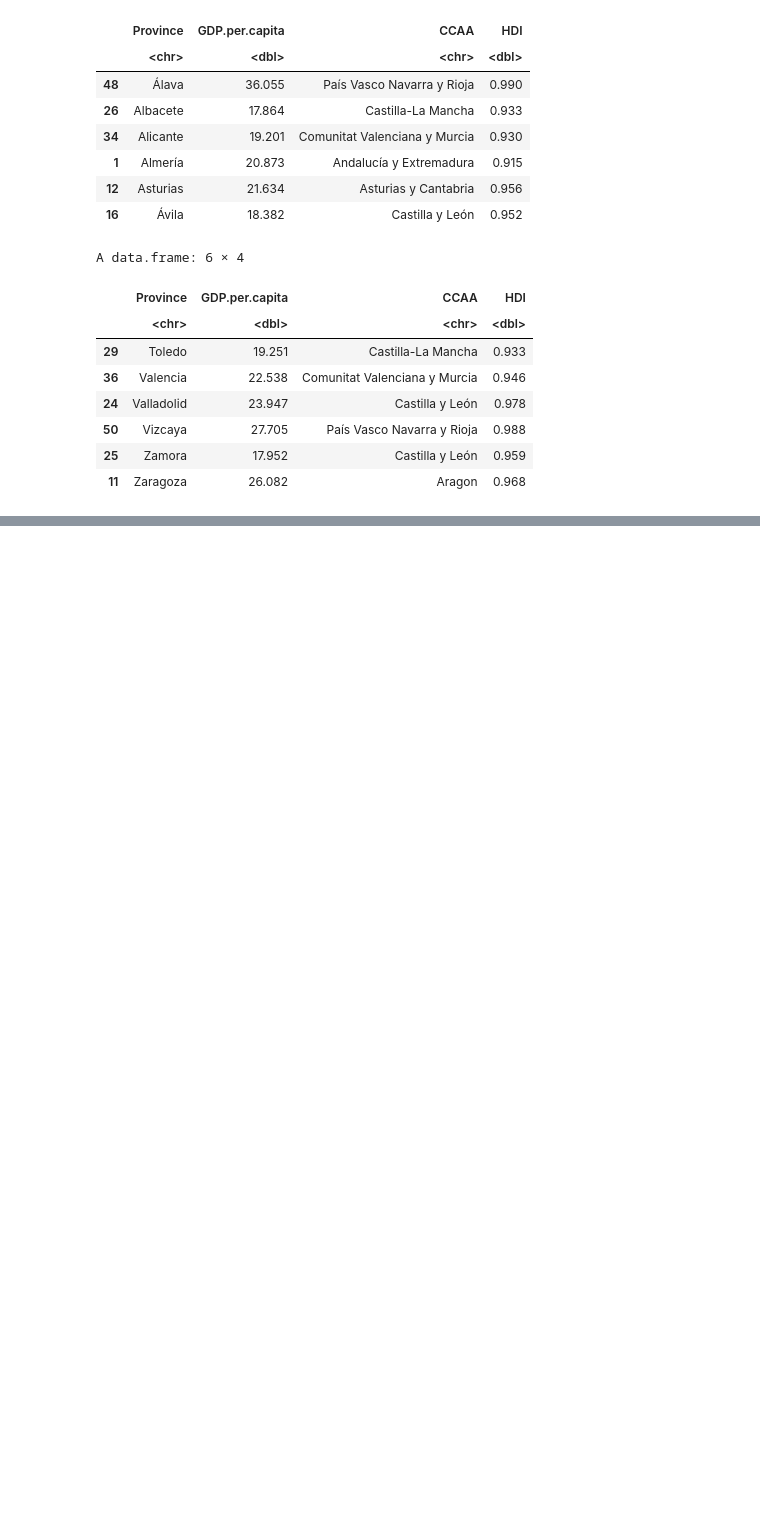
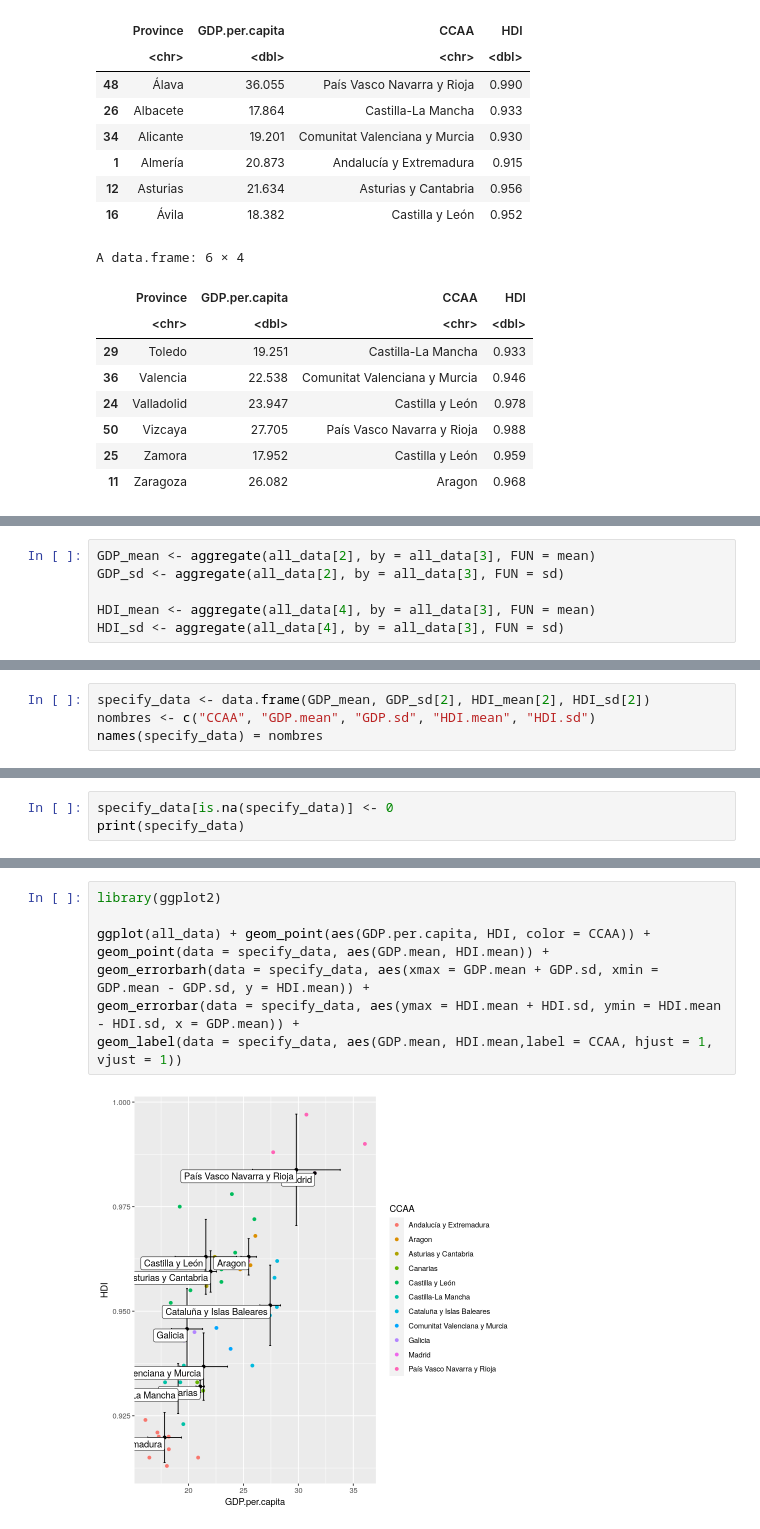
Before and after one commit to Oscar616161651651/OscarFdezBlanco_IntroToBioinformatics, a Jupyter notebook: R_Exam_Ansewrs.ipynb, the cells around one changed output, grey strips where cells are left out. Saved outputs shown, nothing was run; the diff lists cells and outputs as text; blank space fills up the shorter version.

```diff
--- a/R_Exam_Ansewrs.ipynb
+++ b/R_Exam_Ansewrs.ipynb
@@ -111,0 +104,6 @@ ERROR: Error in .helpForCall(topicExpr, parent.frame()): no methods for ‘geom_
+# %%
+GDP_mean <- aggregate(all_data[2], by = all_data[3], FUN = mean)
+GDP_sd <- aggregate(all_data[2], by = all_data[3], FUN = sd)
+
+HDI_mean <- aggregate(all_data[4], by = all_data[3], FUN = mean)
+HDI_sd <- aggregate(all_data[4], by = all_data[3], FUN = sd)
@@ -111,0 +125,4 @@ ERROR: Error in .helpForCall(topicExpr, parent.frame()): no methods for ‘geom_
+# %%
+specify_data <- data.frame(GDP_mean, GDP_sd[2], HDI_mean[2], HDI_sd[2])
+nombres <- c("CCAA", "GDP.mean", "GDP.sd", "HDI.mean", "HDI.sd")
+names(specify_data) = nombres
@@ -111,0 +131,3 @@ ERROR: Error in .helpForCall(topicExpr, parent.frame()): no methods for ‘geom_
+# %%
+specify_data[is.na(specify_data)] <- 0
+print(specify_data)
@@ -111,0 +155,10 @@ ERROR: Error in .helpForCall(topicExpr, parent.frame()): no methods for ‘geom_
+# %%
+library(ggplot2)
+
+ggplot(all_data) + geom_point(aes(GDP.per.capita, HDI, color = CCAA)) +
+geom_point(data = specify_data, aes(GDP.mean, HDI.mean)) +
+geom_errorbarh(data = specify_data, aes(xmax = GDP.mean + GDP.sd, xmin = GDP.mean - GDP.sd, y = HDI.mean)) +
+geom_errorbar(data = specify_data, aes(ymax = HDI.mean + HDI.sd, ymin = HDI.mean - HDI.sd, x = GDP.mean)) +
+geom_label(data = specify_data, aes(GDP.mean, HDI.mean,label = CCAA, hjust = 1, vjust = 1))
+# %% [output]
+[figure, added]
```
Also changed, not shown: parts of 21 cells of this notebook.
